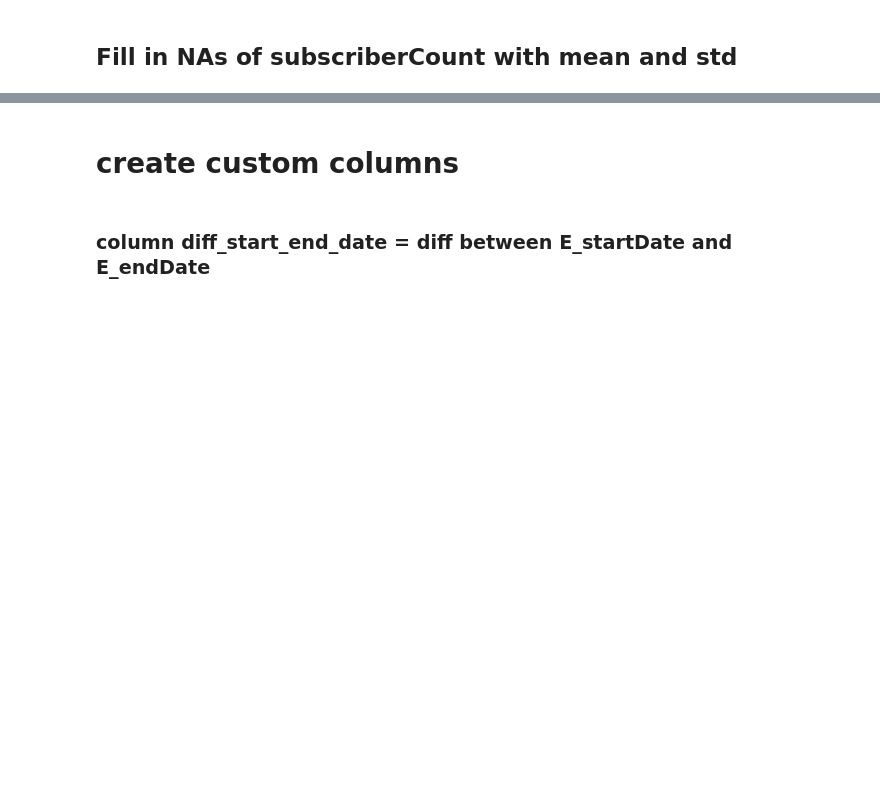
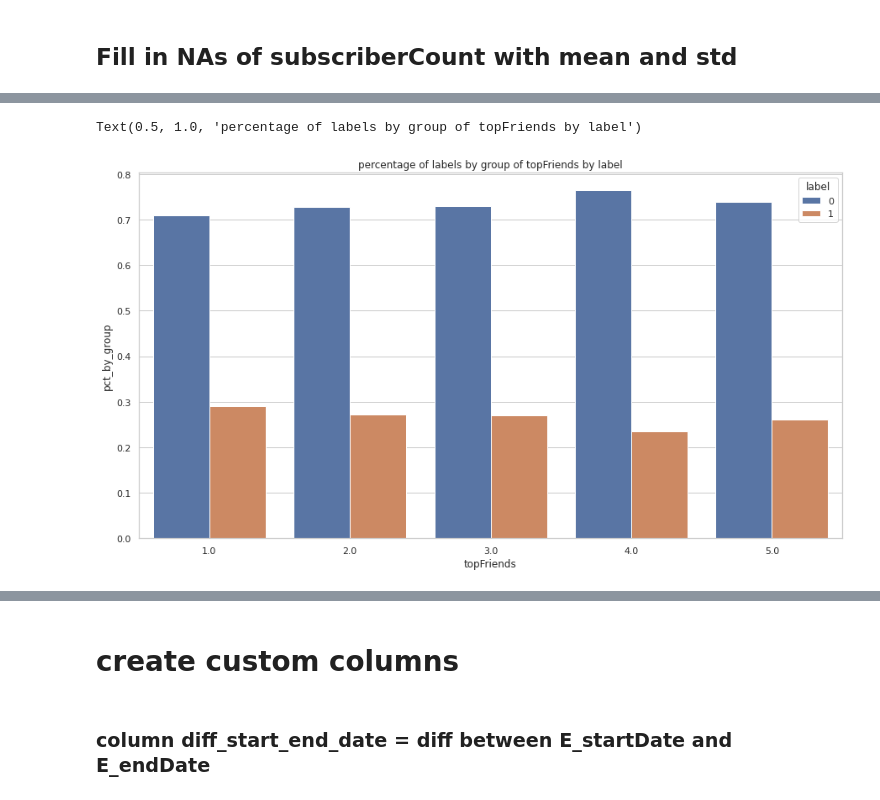
Before and after one commit to VincentChungHeiPoon/CreditScoreChallenge, a Jupyter notebook: Duong.ipynb, the cells around one changed output, grey strips where cells are left out. Drawn from its saved outputs; the diff is of its cells as text; code cells hidden in the pictures; blank space fills up the shorter version.

```diff
--- a/Duong.ipynb
+++ b/Duong.ipynb
@@ -262,0 +305,12 @@ sns.distplot(data_Duong[data_Duong.subscriberCount < 60000].subscriberCount)
+# %%
+df_label_by_topFriends['pct_by_group'] = df_label_by_topFriends.counts/\
+        np.array(list(df_label_by_topFriends.groupby('topFriends').sum()['counts'].values)*2)
+
+fig, ax = plt.subplots(figsize= (15,8))
+sns.barplot(x= 'topFriends', y = 'pct_by_group', \
+            hue= 'label', data= df_label_by_topFriends, ax=ax)
+
+ax.set_title("percentage of labels by group of topFriends by label")
+# %% [output]
+Text(0.5, 1.0, 'percentage of labels by group of topFriends by label')
+[figure, added]
```
Also changed, not shown: parts of 43 cells of this notebook.
